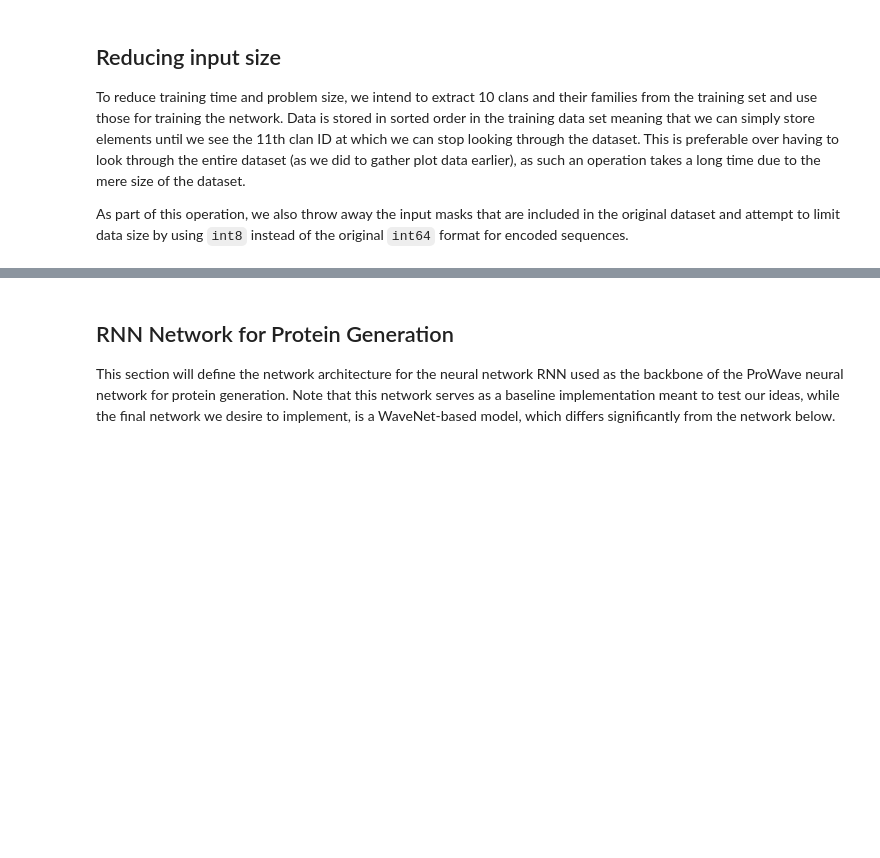
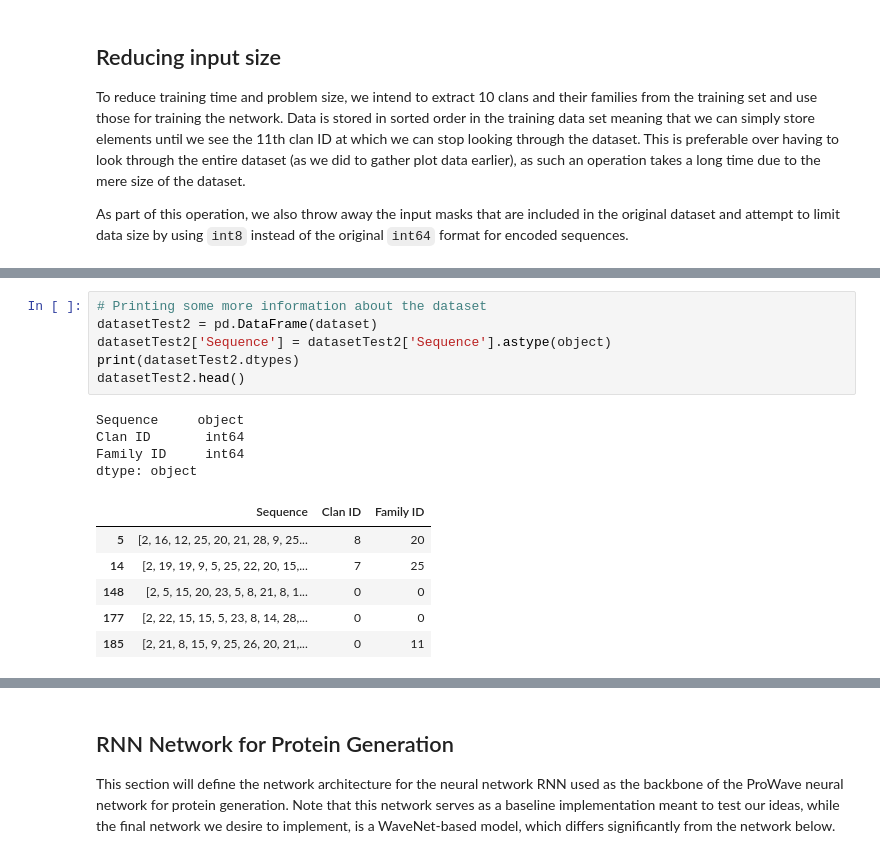
Before and after one commit to hansemandse/prowave, a Jupyter notebook: src/DeeplearningProject.ipynb, the cells around one changed output, grey strips where cells are left out. Drawn from its saved outputs; the diff is of its cells as text; blank space fills up the shorter version.

```diff
--- a/src/DeeplearningProject.ipynb
+++ b/src/DeeplearningProject.ipynb
@@ -187,0 +250,17 @@ plt.show()
+# %%
+# Printing some more information about the dataset
+datasetTest2 = pd.DataFrame(dataset)
+datasetTest2['Sequence'] = datasetTest2['Sequence'].astype(object)
+print(datasetTest2.dtypes)
+datasetTest2.head()
+# %% [output]
+Sequence     object
+Clan ID       int64
+Family ID     int64
+dtype: object
+|  | Sequence | Clan ID | Family ID |
+| 5 | [2, 16, 12, 25, 20, 21, 28, 9, 25... | 8 | 20 |
+| 14 | [2, 19, 19, 9, 5, 25, 22, 20, 15,... | 7 | 25 |
+| 148 | [2, 5, 15, 20, 23, 5, 8, 21, 8, 1... | 0 | 0 |
+| 177 | [2, 22, 15, 15, 5, 23, 8, 14, 28,... | 0 | 0 |
+| 185 | [2, 21, 8, 15, 9, 25, 26, 20, 21,... | 0 | 11 |
```
Also changed, not shown: parts of 14 cells of this notebook, 1 other file.
